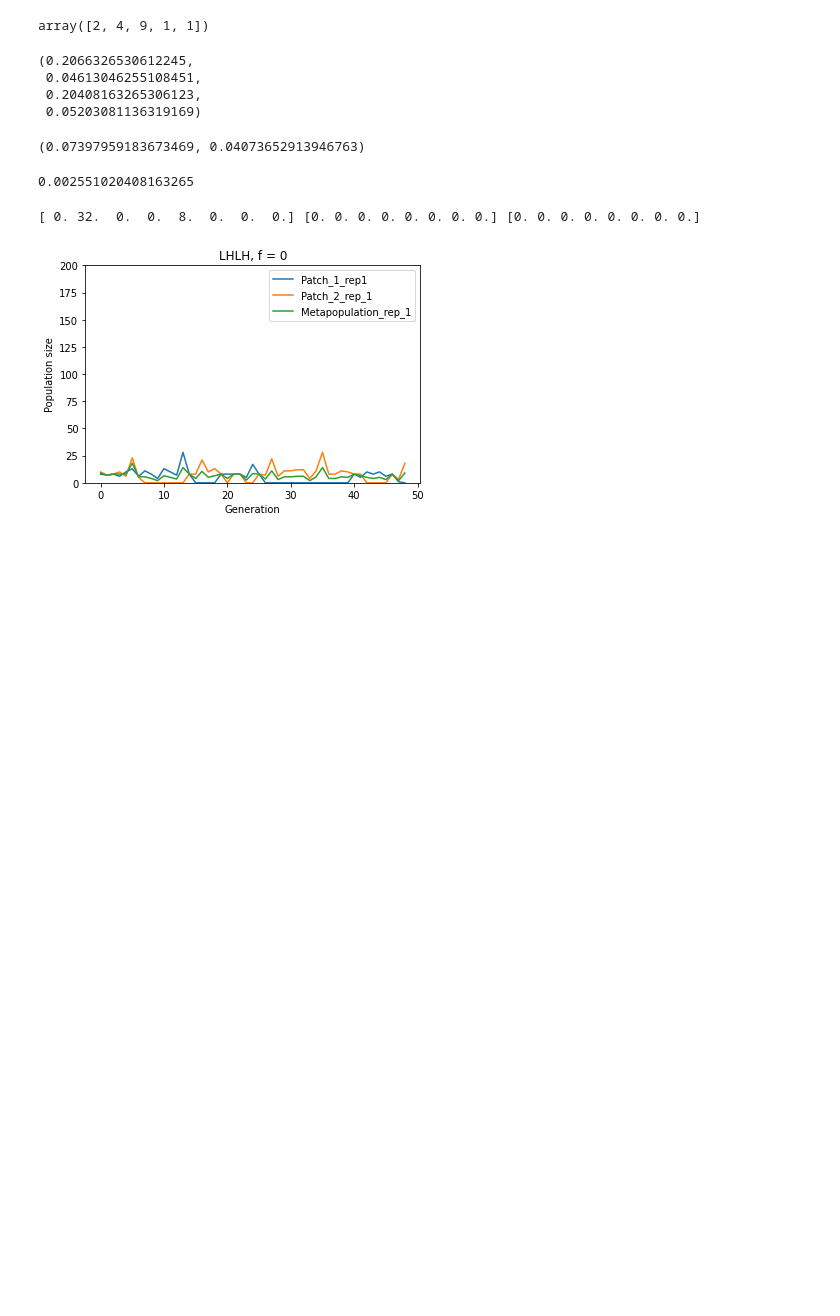
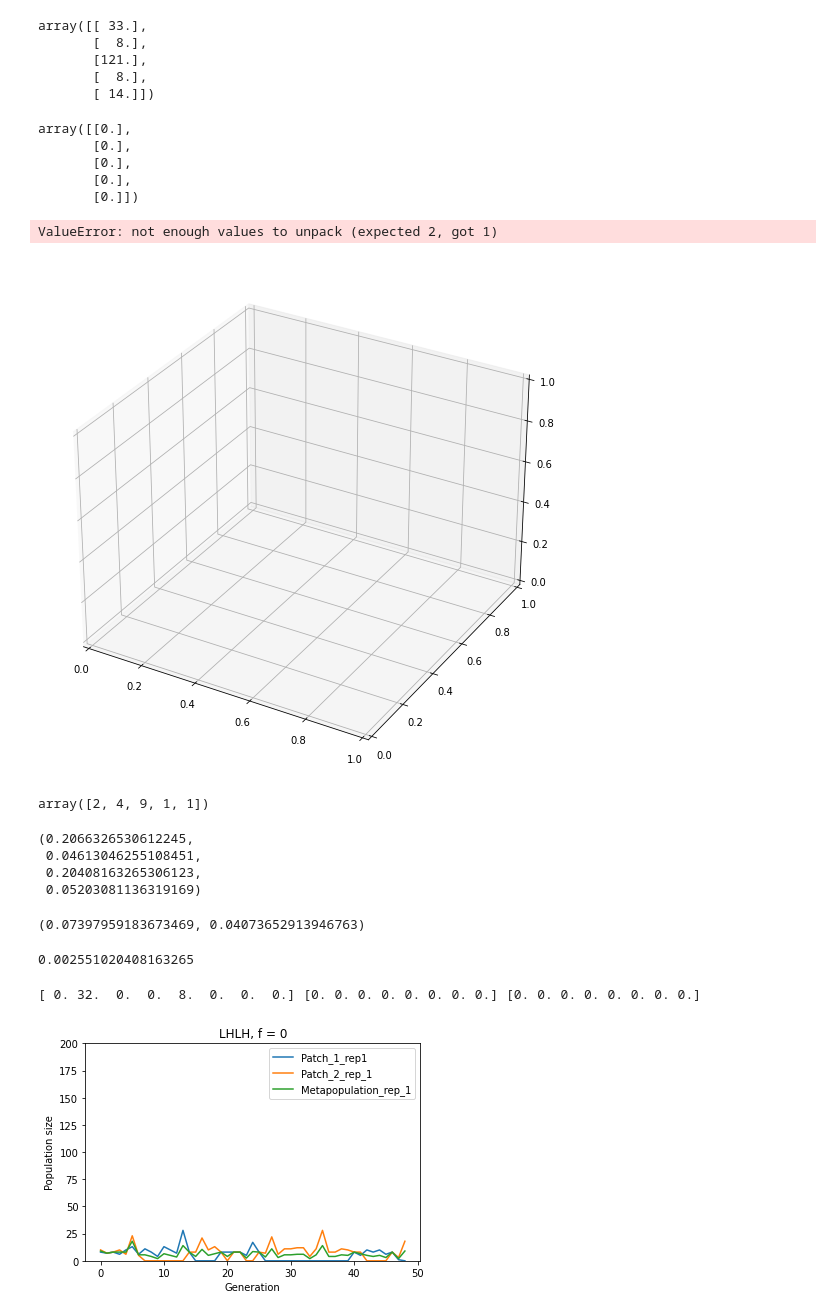
Before and after one commit to Akilan-R/Dros_MetaPop_Dynamics, a Jupyter notebook: metapopuln_model.ipynb, the cells around one changed output. Cells and saved outputs as stored; diff of their text form; code cells hidden in the pictures; blank space fills up the shorter version.

Commit message:
metapopuln_model_8_10.ipynb
Imported experimental data and plotted time series

```diff
--- a/metapopuln_model.ipynb
+++ b/metapopuln_model.ipynb
@@ -923,0 +592,16 @@ arr = np.array([1,2,3, 4,5,6,9,0,1,1])
+# %%
+LHLH_metapop_nadult_matrix
+# %% [output]
+array([[ 33.],
+       [  8.],
+       [121.],
+       [  8.],
+       [ 14.]])
+# %%
+LHLH_metapop_extinctions_matrix
+# %% [output]
+array([[0.],
+       [0.],
+       [0.],
+       [0.],
+       [0.]])
@@ -924,3 +612,38 @@ arr = np.array([1,2,3, 4,5,6,9,0,1,1])
+# %%
+# adnut = 2
+np.random.seed(0)
+LHLH_nadult_matrix1,LHLH_negg_matrix1,LHLH_extinctions_matrix1,LHLH_nadult_matrix2,LHLH_negg_matrix2,LHLH_extinctions_matrix2 = Metapop_Simulation(numegg,1.76,2,numegg,1.76,2,5,5)
+LHLH_metapop_nadult_matrix,LHLH_metapop_negg_matrix,LHLH_metapop_extinctions_matrix = Metapop_matrices(LHLH_nadult_matrix1,LHLH_negg_matrix1,LHLH_extinctions_matrix1,LHLH_nadult_matrix2,LHLH_negg_matrix2,LHLH_extinctions_matrix2)
+# %%
+# average metapop size as a function of adnut and food
+adnut_arr = np.arange(1,3.1,0.1) #  1 to 3 in steps of 1
+food_arr = np.arange(0.56,2.66,0.1) # 0.56 to 2.56 in steps of 0.1
+avg_metapop_size_arr = [] # fill this with elements of the form [adnut,food,avg_metapop_size] and then plot it as a 2D heatmap
+for i in adnut_arr:
+    for j in food_arr:
+        np.random.seed(0)
+        LHLH_nadult_matrix1,LHLH_negg_matrix1,LHLH_extinctions_matrix1,LHLH_nadult_matrix2,LHLH_negg_matrix2,LHLH_extinctions_matrix2 = Metapop_Simulation(numegg,j,i,numegg,j,i,replicates,generations)
+        LHLH_metapop_nadult_matrix,LHLH_metapop_negg_matrix,LHLH_metapop_extinctions_matrix = Metapop_matrices(LHLH_nadult_matrix1,LHLH_negg_matrix1,LHLH_extinctions_matrix1,LHLH_nadult_matrix2,LHLH_negg_matrix2,LHLH_extinctions_matrix2)
+        avg_metapop_size_arr.append([i,j,np.mean(LHLH_metapop_nadult_matrix)/2])
+# %%
+#plot the heatmap
+avg_metapop_size_arr = np.array(avg_metapop_size_arr)
+from mpl_toolkits.mplot3d.axes3d import Axes3D
+fig = plt.figure(figsize=(20,10))
+ax = fig.add_subplot(1, 2, 2, projection='3d')
+X,Y = np.meshgrid(avg_metapop_size_arr[:,0],avg_metapop_size_arr[:,1])
+Z = avg_metapop_size_arr[:,2].T
+#p = ax.scatter3D(avg_metapop_size_arr[:,0],avg_metapop_size_arr[:,1],avg_metapop_size_arr[:,2],c=avg_metapop_size_arr[:,2],cmap='coolwarm')
+p = ax.pcolor(X,Y,Z,cmap='coolwarm')
+#cb = fig.colorbar(p, ax=ax)
+ax.set_xlabel('adnut')
+ax.set_ylabel('food')
+ax.set_zlabel('avg_metapop_size')
+cbar = fig.colorbar(p)
+cbar.ax.set_title('avg_metapop_size')
+# %% [output]
+ValueError: not enough values to unpack (expected 2, got 1)
+[figure, added]
 # %%
 arr[np.random.binomial(size=10, n=1, p=0.5) == 1]
 # %% [output]
```
Also changed, not shown: parts of 30 cells of this notebook.
